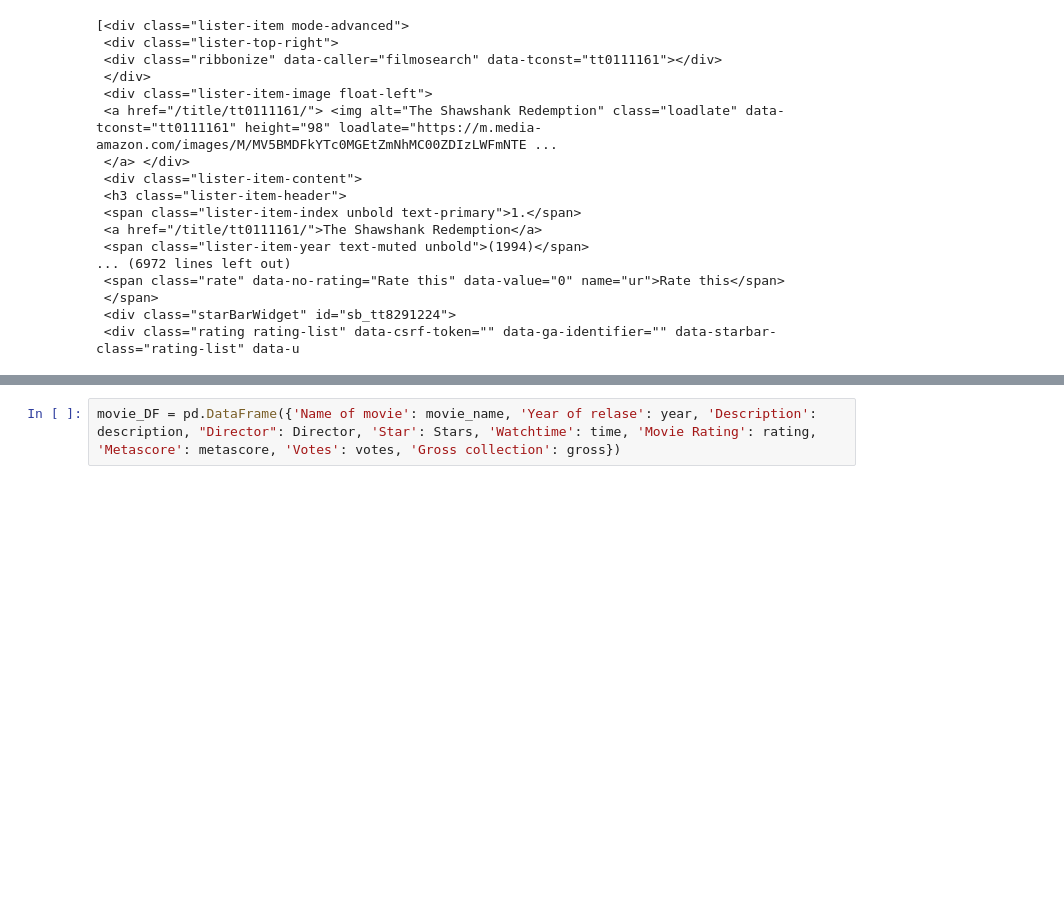
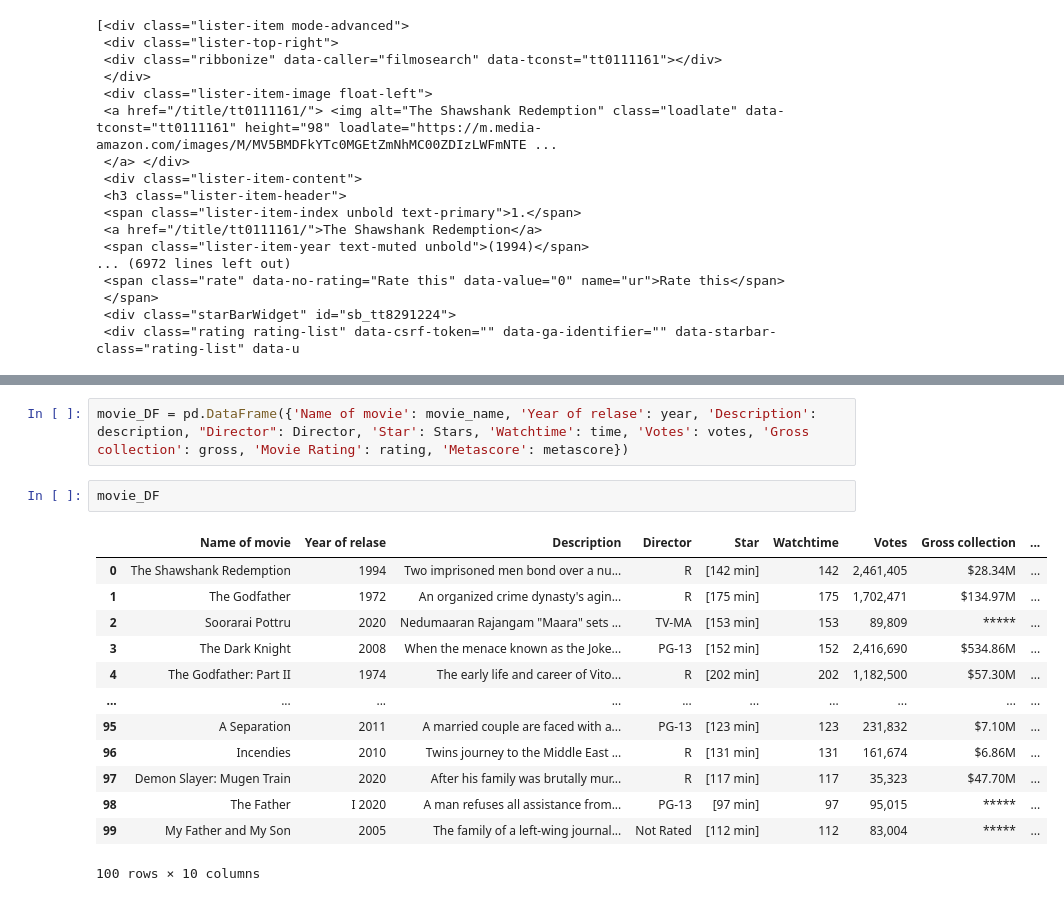
Before and after one commit to Aytijha/Caramel_Popcorn, a Jupyter notebook: Scraping_Data_From_IMDB.ipynb, the cells around one changed output, grey strips where cells are left out. Saved outputs shown, nothing was run; the diff lists cells and outputs as text; blank space fills up the shorter version.

Commit message:
dataframe for 1-100 movies created

```diff
--- a/Scraping_Data_From_IMDB.ipynb
+++ b/Scraping_Data_From_IMDB.ipynb
@@ -113,2 +131,18 @@ Movie Name counts:  100
 # %%
-movie_DF = pd.DataFrame({'Name of movie': movie_name, 'Year of relase': year, 'Description': description, "Director": Director, 'Star': Stars, 'Watchtime': time, 'Movie Rating': rating, 'Metascore': metascore, 'Votes': votes, 'Gross collection': gross})
+movie_DF = pd.DataFrame({'Name of movie': movie_name, 'Year of relase': year, 'Description': description, "Director": Director, 'Star': Stars, 'Watchtime': time, 'Votes': votes, 'Gross collection': gross, 'Movie Rating': rating, 'Metascore': metascore})
+# %%
+movie_DF
+# %% [output]
+|  | Name of movie | Year of relase | Description | Director | Star | Watchtime | Votes | Gross collection | ... |
+| 0 | The Shawshank Redemption | 1994 | Two imprisoned men bond over a nu... | R | [142 min] | 142 | 2,461,405 | $28.34M | ... |
+| 1 | The Godfather | 1972 | An organized crime dynasty's agin... | R | [175 min] | 175 | 1,702,471 | $134.97M | ... |
+| 2 | Soorarai Pottru | 2020 | Nedumaaran Rajangam "Maara" sets ... | TV-MA | [153 min] | 153 | 89,809 | ***** | ... |
+| 3 | The Dark Knight | 2008 | When the menace known as the Joke... | PG-13 | [152 min] | 152 | 2,416,690 | $534.86M | ... |
+| 4 | The Godfather: Part II | 1974 | The early life and career of Vito... | R | [202 min] | 202 | 1,182,500 | $57.30M | ... |
+| ... | ... | ... | ... | ... | ... | ... | ... | ... | ... |
+| 95 | A Separation | 2011 | A married couple are faced with a... | PG-13 | [123 min] | 123 | 231,832 | $7.10M | ... |
+| 96 | Incendies | 2010 | Twins journey to the Middle East ... | R | [131 min] | 131 | 161,674 | $6.86M | ... |
+| 97 | Demon Slayer: Mugen Train | 2020 | After his family was brutally mur... | R | [117 min] | 117 | 35,323 | $47.70M | ... |
+| 98 | The Father | I 2020 | A man refuses all assistance from... | PG-13 | [97 min] | 97 | 95,015 | ***** | ... |
+| 99 | My Father and My Son | 2005 | The family of a left-wing journal... | Not Rated | [112 min] | 112 | 83,004 | ***** | ... |
+100 rows × 10 columns
```
Also changed, not shown: parts of 2 cells of this notebook.
